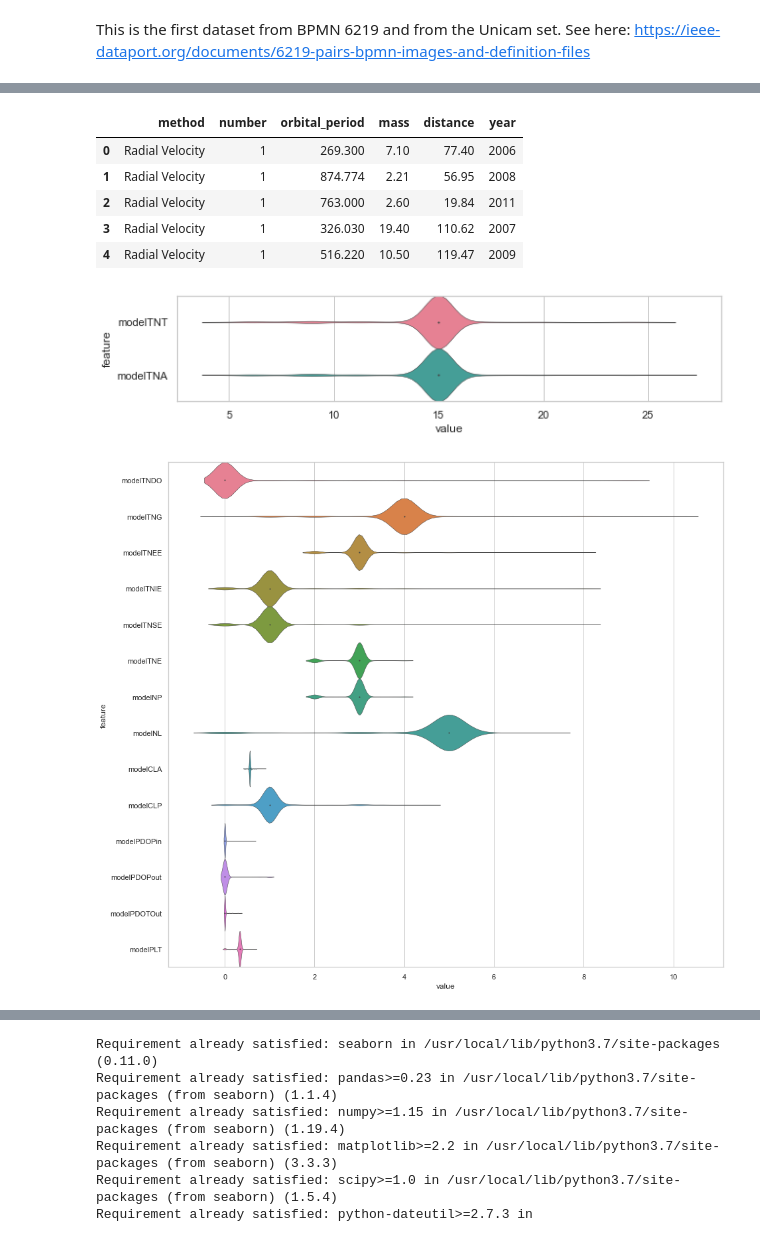
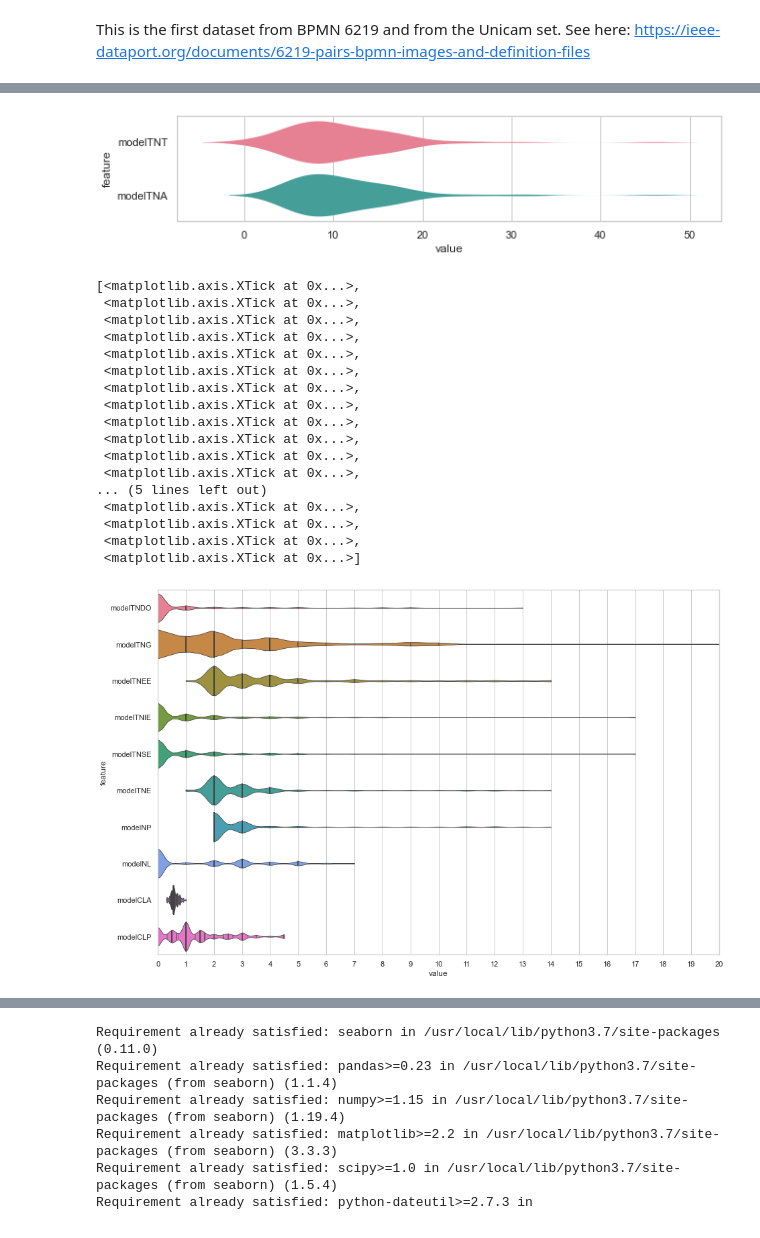
Before and after one commit to justdeko/trust-studio, a Jupyter notebook: trustminer-evaluation/src/aggregation_evaluation.ipynb, the cells around one changed output, grey strips where cells are left out. Saved outputs shown, nothing was run; the diff lists cells and outputs as text; code cells hidden in the pictures.

Commit message:
added second data set and adjusted violin plots

```diff
--- a/trustminer-evaluation/src/aggregation_evaluation.ipynb
+++ b/trustminer-evaluation/src/aggregation_evaluation.ipynb
@@ -10,0 +48,15 @@ bpmn_6219_81 = pd.read_csv("../evaluation_bpmn6219_81.csv")
+# %%
+acceptable_bpmn_6219_81_df = bpmn_6219_81[(bpmn_6219_81['endEventRequiredErrors'] == 0) &
+                                          (bpmn_6219_81['startEventRequiredErrors'] == 0) &
+                                          (bpmn_6219_81['noDisconnectedErrors'] == 0) &
+                                          #(bpmn_6219_81['superfluousGatewayErrors'] == 0) &
+                                          (bpmn_6219_81['subProcessBlankStartEventErrors'] == 0) &
+                                          (bpmn_6219_81['noGatewayJoinForkErrors'] == 0) &
+                                          (bpmn_6219_81['noImplicitSplitErrors'] == 0) &
+                                          (bpmn_6219_81['noInclusiveGatewayErrors'] == 0) &
+                                          (bpmn_6219_81['conditionalFlowErrors'] == 0) #&
+                                          #(bpmn_6219_81['fakeJoinErrors'] == 0)
+                                         ]
+# %%
+usable_bpmn_6219_81_df = acceptable_bpmn_6219_81_df[acceptable_bpmn_6219_81_df["modelNP"]>1]
+len(usable_bpmn_6219_81_df)
@@ -10,0 +65,13 @@ bpmn_6219_81 = pd.read_csv("../evaluation_bpmn6219_81.csv")
+# %%
+unique_bpmn_6219_81_df = usable_bpmn_6219_81_df.drop_duplicates(subset=['modelIsValidBPMN', 'modelTNT', 'modelTNCS', 'modelTNA',
+                                                             'modelTNDO', 'modelTNG', 'modelTNEE', 'modelTNIE', 'modelTNSE',
+                                                             'modelTNE', 'modelTNSF', 'modelNP', 'modelNL', 'modelCLA', 'modelCLP',
+                                                             'modelPDOPin', 'modelPDOPout', 'modelPDOTOut', 'modelPLT', 'tapeGU',
+                                                             'tapeLUB', 'tapeAvgLUB',
+                                                             'tapeAvgDI', 'tapeAvgDD', 'tapeAvgMI', 'tapeAvgMD',
+                                                             'applicationDomain', 'endEventRequiredErrors',
+                                                             'startEventRequiredErrors', 'fakeJoinErrors', 'noDisconnectedErrors',
+                                                             'superfluousGatewayErrors', 'subProcessBlankStartEventErrors',
+                                                             'noGatewayJoinForkErrors', 'noImplicitSplitErrors',
+                                                             'noInclusiveGatewayErrors', 'conditionalFlowErrors'], keep='first')
+len(unique_bpmn_6219_81_df)
@@ -92,10 +109 @@ ax = sns.violinplot(x="orbital_period", y="method", data=planets[planets.orbital
-# %%
-planets.head()
-# %% [output]
-|  | method | number | orbital_period | mass | distance | year |
-| 0 | Radial Velocity | 1 | 269.300 | 7.10 | 77.40 | 2006 |
-| 1 | Radial Velocity | 1 | 874.774 | 2.21 | 56.95 | 2008 |
-| 2 | Radial Velocity | 1 | 763.000 | 2.60 | 19.84 | 2011 |
-| 3 | Radial Velocity | 1 | 326.030 | 19.40 | 110.62 | 2007 |
-| 4 | Radial Velocity | 1 | 516.220 | 10.50 | 119.47 | 2009 |
 # %%
@@ -111,25 +119,43 @@ static_characteristics = usable_bpmn_6219_81_df[['modelTNT', 'modelTNCS', 'model
                                                 'noGatewayJoinForkErrors', 'noImplicitSplitErrors',
                                                 'noInclusiveGatewayErrors', 'conditionalFlowErrors']]
 # %%
-raw_model_characteristics_activities = usable_bpmn_6219_81_df[['modelTNT', 'modelTNA']]
+raw_model_characteristics_activities = unique_bpmn_6219_81_df[['modelTNT', 'modelTNA']]
 raw_model_characteristics_activities_series_stacked = raw_model_characteristics_activities.stack()
 raw_model_characteristics_activities_series_stacked.index = raw_model_characteristics_activities_series_stacked.index.droplevel(level=0)
 raw_model_characteristics_activities_df = pd.DataFrame(raw_model_characteristics_activities_series_stacked).reset_index()
 raw_model_characteristics_activities_df.columns = ['feature', 'value']
-ax = sns.violinplot(x="value", y="feature", data=raw_model_characteristics_activities_df, scale="count", palette="husl", width=1, linewidth=0.5)
+ax = sns.violinplot(x="value", y="feature", data=raw_model_characteristics_activities_df, scale="count", palette="husl", width=0.8, linewidth=0)
 ax.figure.set_size_inches(10, len(raw_model_characteristics_activities_df["feature"].unique()))
 # %% [output]
-[figure, old version]
+[figure, new version]
 # %%
-raw_model_characteristics = usable_bpmn_6219_81_df[['modelTNDO', 'modelTNG', 'modelTNEE', 'modelTNIE', 'modelTNSE',
-                                                'modelTNE', 'modelNP', 'modelNL', 'modelCLA', 'modelCLP',
-                                                'modelPDOPin', 'modelPDOPout', 'modelPDOTOut', 'modelPLT']]
+raw_model_characteristics = unique_bpmn_6219_81_df[['modelTNDO', 'modelTNG', 'modelTNEE', 'modelTNIE', 'modelTNSE',
+                                                'modelTNE', 'modelNP', 'modelNL', 'modelCLA', 'modelCLP']]
 # %%
 raw_model_characteristics_series_stacked = raw_model_characteristics.stack()
 raw_model_characteristics_series_stacked.index = raw_model_characteristics_series_stacked.index.droplevel(level=0)
 raw_model_df = pd.DataFrame(raw_model_characteristics_series_stacked).reset_index()
 raw_model_df.columns = ['feature', 'value']
-ax = sns.violinplot(x="value", y="feature", data=raw_model_df, scale="count", palette="husl", width=1, linewidth=0.5)
+ax = sns.violinplot(x="value", y="feature", data=raw_model_df, scale="count", palette="husl", width=0.8, cut=0, inner="stick", bw=0.1, linewidth=0.8)
 ax.figure.set_size_inches(15, len(raw_model_df["feature"].unique()))
+ax.set_xlim(0,20)
+ax.set_xticks(np.arange(0,21))
 # %% [output]
+[<matplotlib.axis.XTick at 0x...>,
+ <matplotlib.axis.XTick at 0x...>,
+ <matplotlib.axis.XTick at 0x...>,
+ <matplotlib.axis.XTick at 0x...>,
+ <matplotlib.axis.XTick at 0x...>,
+ <matplotlib.axis.XTick at 0x...>,
+ <matplotlib.axis.XTick at 0x...>,
+ <matplotlib.axis.XTick at 0x...>,
+ <matplotlib.axis.XTick at 0x...>,
+ <matplotlib.axis.XTick at 0x...>,
+ <matplotlib.axis.XTick at 0x...>,
+ <matplotlib.axis.XTick at 0x...>,
+... (5 lines left out)
+ <matplotlib.axis.XTick at 0x...>,
+ <matplotlib.axis.XTick at 0x...>,
+ <matplotlib.axis.XTick at 0x...>,
+ <matplotlib.axis.XTick at 0x...>]
-[figure, old version]
+[figure, new version]
```
Also changed, not shown: parts of 26 cells of this notebook, 2 other files.
